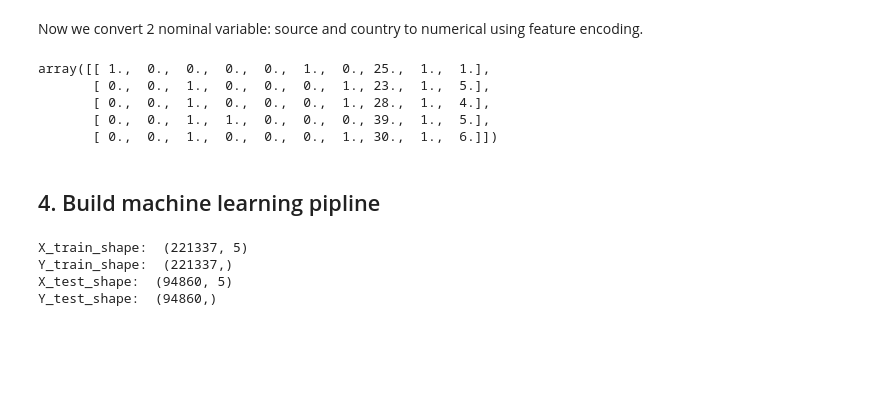
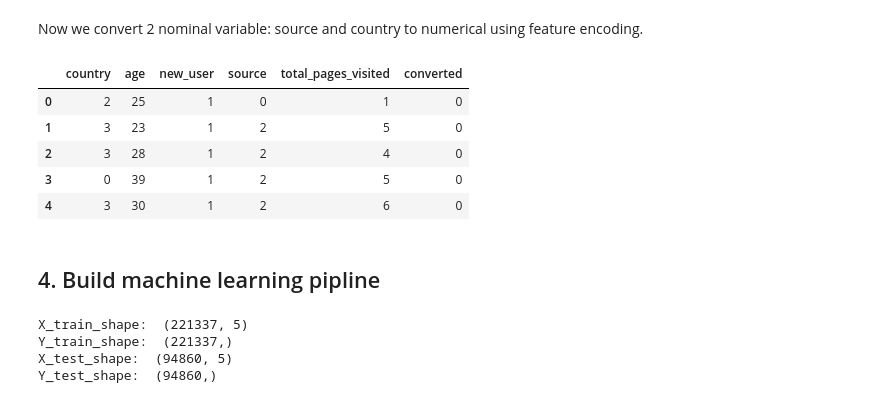
Before and after one commit to zwchang/product-data-science, a Jupyter notebook: solutions/conversion.ipynb, the cells around one changed output. Saved outputs shown, nothing was run; the diff lists cells and outputs as text; code cells hidden in the pictures; blank space fills up the shorter version.

```diff
--- a/solutions/conversion.ipynb
+++ b/solutions/conversion.ipynb
@@ -222,19 +226,19 @@ ohe = OneHotEncoder(sparse = False)
+# %%
+df.head()
+# %% [output]
+|  | country | age | new_user | source | total_pages_visited | converted |
+| 0 | 2 | 25 | 1 | 0 | 1 | 0 |
+| 1 | 3 | 23 | 1 | 2 | 5 | 0 |
+| 2 | 3 | 28 | 1 | 2 | 4 | 0 |
+| 3 | 0 | 39 | 1 | 2 | 5 | 0 |
+| 4 | 3 | 30 | 1 | 2 | 6 | 0 |
+# %% [markdown]
+## 4. Build machine learning pipline
 # %%
 # Get predictor variables and target variable from data
 
 X = df.drop('converted', axis=1)
 Y = df['converted']
-# %%
-column_transform = make_column_transformer((ohe, ['source', 'country']), remainder='passthrough')
-column_transform.fit_transform(X)[:5]
-# %% [output]
-array([[ 1.,  0.,  0.,  0.,  0.,  1.,  0., 25.,  1.,  1.],
-       [ 0.,  0.,  1.,  0.,  0.,  0.,  1., 23.,  1.,  5.],
-       [ 0.,  0.,  1.,  0.,  0.,  0.,  1., 28.,  1.,  4.],
-       [ 0.,  0.,  1.,  1.,  0.,  0.,  0., 39.,  1.,  5.],
-       [ 0.,  0.,  1.,  0.,  0.,  0.,  1., 30.,  1.,  6.]])
-# %% [markdown]
-## 4. Build machine learning pipline
 # %%
 # Create training/test set with a 70% split
 
```
Also changed, not shown: parts of 23 cells of this notebook, 1 other file.
